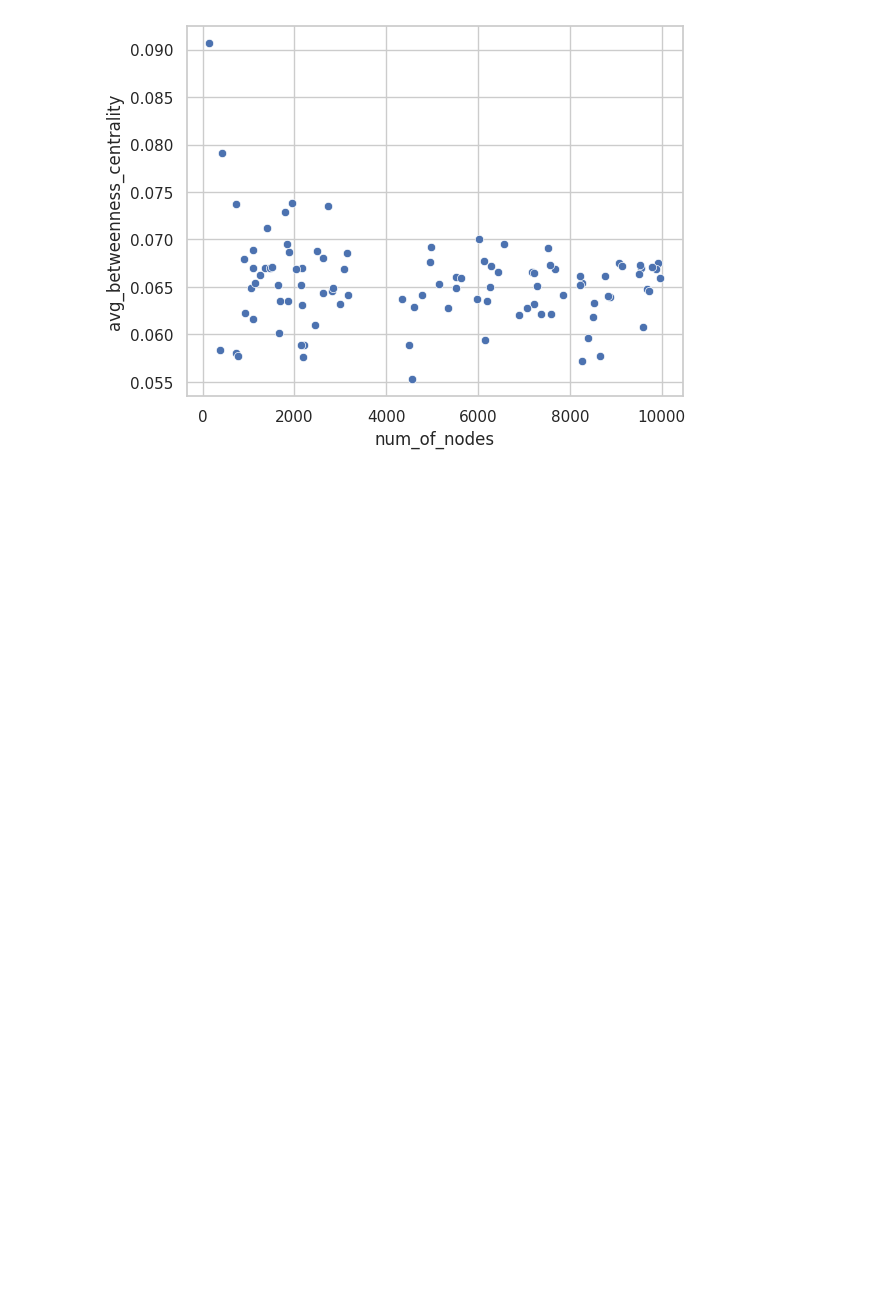
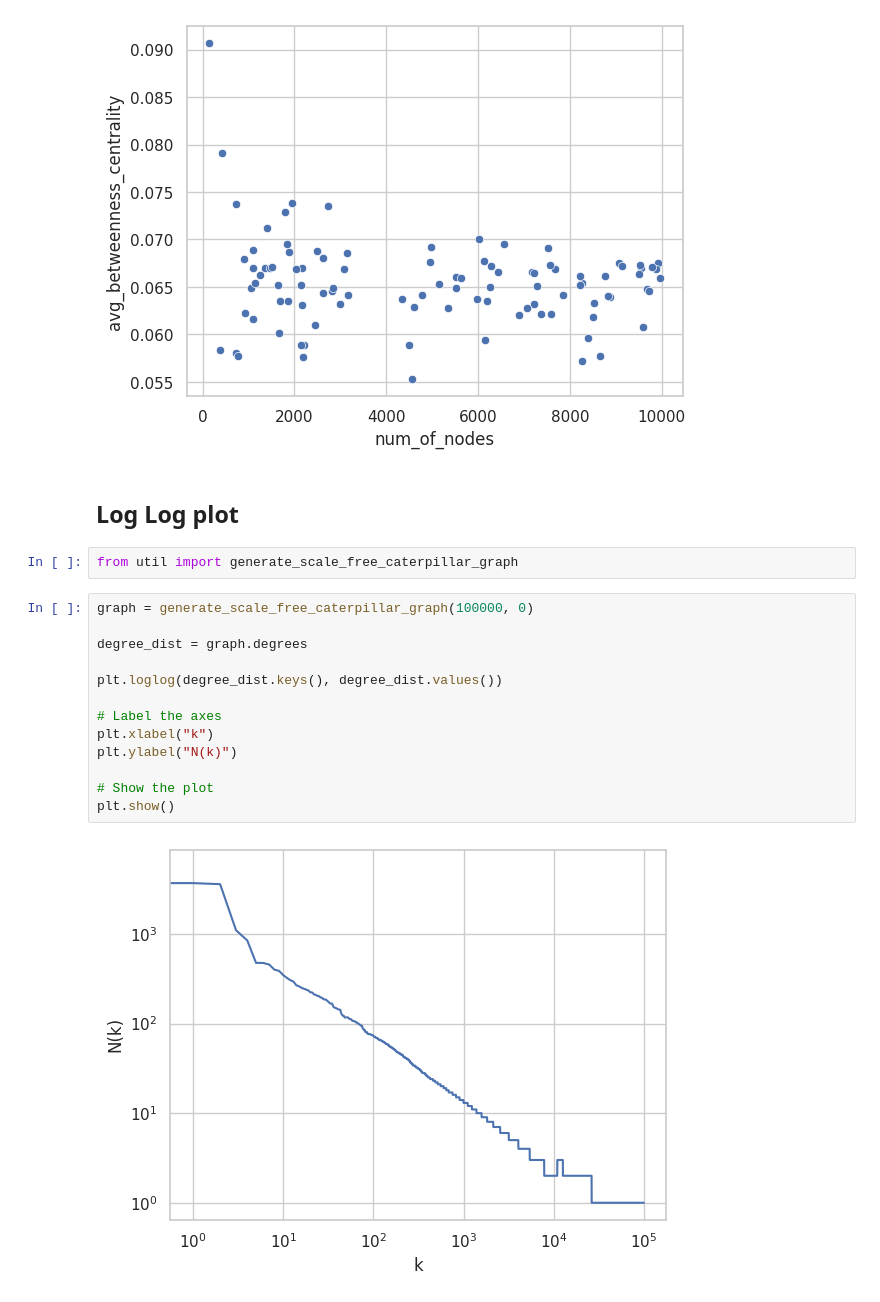
Before and after one commit to MahdeeMushfiqueKamal/Generating-Scale-Free-Caterpillar-and-Series-Parallel-Networks, a Jupyter notebook: generating_scale_free_caterpillar/data_analysis.ipynb, the cells around one changed output. Saved outputs shown, nothing was run; the diff lists cells and outputs as text; blank space fills up the shorter version.

Commit message:
updated data analysis for caterpillar graph

```diff
--- a/generating_scale_free_caterpillar/data_analysis.ipynb
+++ b/generating_scale_free_caterpillar/data_analysis.ipynb
@@ -105,3 +105,22 @@ plt.show()
 # %% [output]
 [figure]
 [figure]
+# %% [markdown]
+## Log Log plot
+# %%
+from util import generate_scale_free_caterpillar_graph
+# %%
+graph = generate_scale_free_caterpillar_graph(100000, 0)
+
+degree_dist = graph.degrees
+
+plt.loglog(degree_dist.keys(), degree_dist.values())
+
+# Label the axes
+plt.xlabel("k")
+plt.ylabel("N(k)")
+
+# Show the plot
+plt.show()
+# %% [output]
+[figure, added]
```
Also changed, not shown: parts of 2 cells of this notebook, 1 other file.
